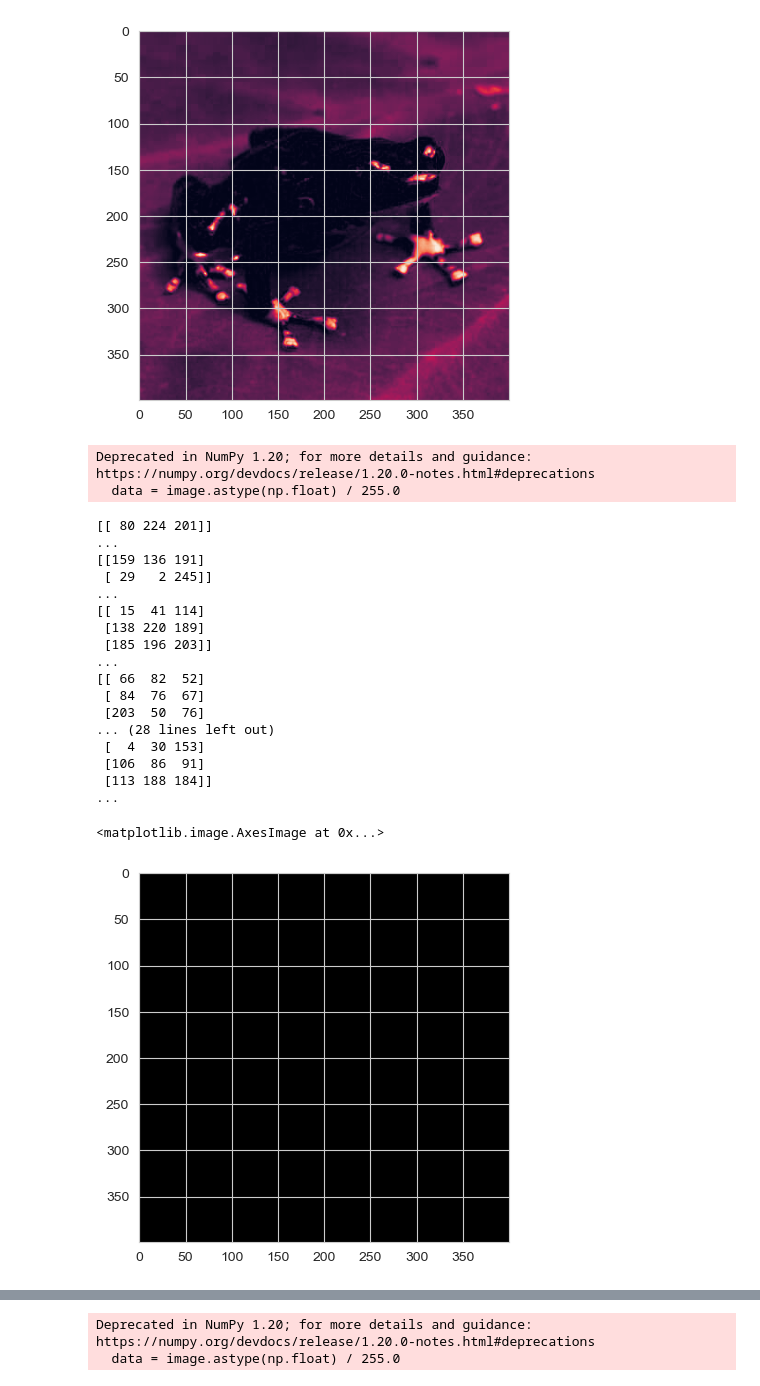
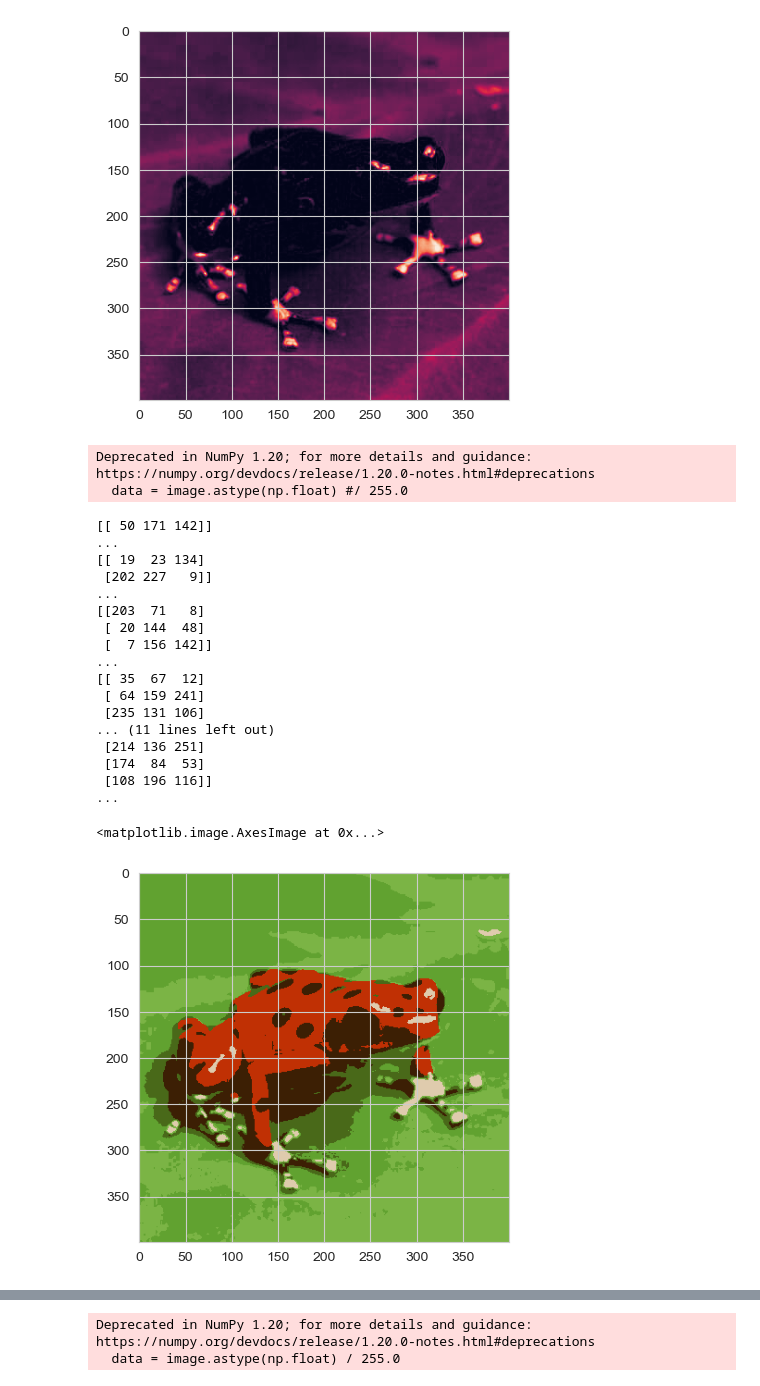
Before and after one commit to afrincon2/Machine_learning, a Jupyter notebook: Clustering/K-Means-Ex.ipynb, the cells around one changed output, grey strips where cells are left out. Saved outputs shown, nothing was run; the diff lists cells and outputs as text; code cells hidden in the pictures.

```diff
--- a/Clustering/K-Means-Ex.ipynb
+++ b/Clustering/K-Means-Ex.ipynb
@@ -327,7 +327,7 @@ def k_means(k, image):
     # Generate the centroids. Randomly. Our centroids are three dimensional.
     centroids = np.random.randint(0, 255, size=(k, 3))
     # Convert the image to a three-dimensional numpy array, and normalize it
-    data = image.astype(np.float) / 255.0
+    data = image.astype(np.float) #/ 255.0
     #print(data)
     print(centroids)
     print("...")
@@ -364,28 +364,28 @@ def k_means(k, image):
 # %%
 #Get 8 new images, with a different number of clusters
 images = []
-for k in range(1,9):
+for k in range(1,7):
     images.append(k_means(k,img))
-plt.imshow(images[6].astype('uint8'))
+plt.imshow(images[5].astype('uint8'))
 # %% [output]
 Deprecated in NumPy 1.20; for more details and guidance: https://numpy.org/devdocs/release/1.20.0-notes.html#deprecations
-  data = image.astype(np.float) / 255.0
+  data = image.astype(np.float) #/ 255.0
-[[ 80 224 201]]
+[[ 50 171 142]]
 ...
-[[159 136 191]
- [ 29   2 245]]
+[[ 19  23 134]
+ [202 227   9]]
 ...
-[[ 15  41 114]
- [138 220 189]
- [185 196 203]]
+[[203  71   8]
+ [ 20 144  48]
+ [  7 156 142]]
 ...
-[[ 66  82  52]
- [ 84  76  67]
- [203  50  76]
-... (28 lines left out)
- [  4  30 153]
- [106  86  91]
- [113 188 184]]
+[[ 35  67  12]
+ [ 64 159 241]
+ [235 131 106]
+... (11 lines left out)
+ [214 136 251]
+ [174  84  53]
+ [108 196 116]]
 ...
 <matplotlib.image.AxesImage at 0x...>
-[figure, old version]
+[figure, new version]
```
Also changed, not shown: parts of 4 cells of this notebook.
